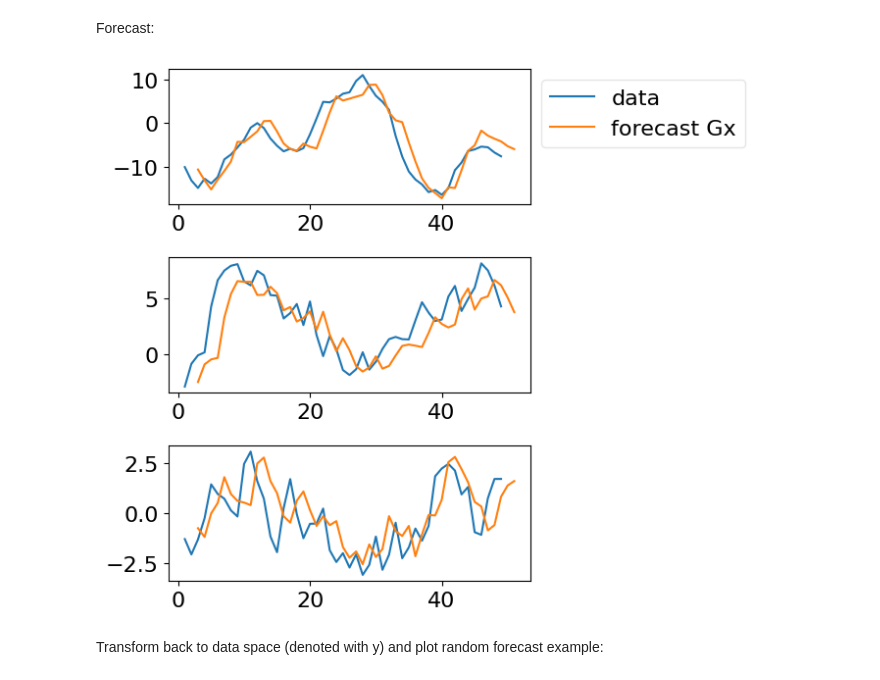
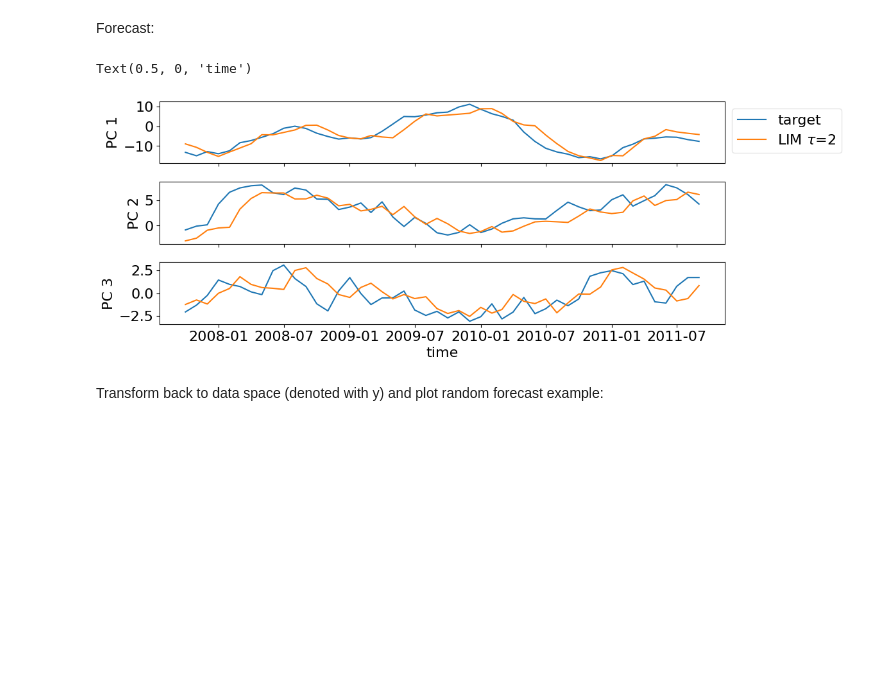
Before and after one commit to jakob-schloer/tutorials, a Jupyter notebook: LIM/stlim.ipynb, the cells around one changed output. Drawn from its saved outputs; the diff is of its cells as text; code cells hidden in the pictures; blank space fills up the shorter version.

```diff
--- a/LIM/stlim.ipynb
+++ b/LIM/stlim.ipynb
@@ -218,20 +218,24 @@ fig.colorbar(pos, ax=axs[2])
 Forecast:
 # %%
 lag=2
-time_range=np.arange(1, 50)
-x = data_test[:, time_range].data
+x_input = data_test.isel(time=np.arange(0, 50))
+times = x_input['time']
+x = x_input.data
 x_frcst = model.forecast_mean(x, lag=lag)
 
 # Plot time evolution
 idx_components = [0,1,2]
-fig, axs = plt.subplots(len(idx_components), figsize=(7, len(idx_components)*2))
+fig, axs = plt.subplots(len(idx_components), figsize=(12, len(idx_components)*1.5), sharex=True)
 for i, c in enumerate(idx_components):
-    axs[i].plot(time_range, x[c, :], label='data')
-    axs[i].plot(time_range+lag, x_frcst[c, :], label='forecast Gx')
+    axs[i].plot(times[lag:], x[c, lag:], label='target')
+    axs[i].plot(times[lag:], x_frcst[c, :-lag], label=rf'LIM $\tau$={lag}')
+    axs[i].set_ylabel(f'PC {i+1}')
 
 _ = axs[0].legend(bbox_to_anchor=(1,1), loc="upper left")
+axs[-1].set_xlabel('time')
 # %% [output]
+Text(0.5, 0, 'time')
-[figure, old version]
+[figure, new version]
 # %% [markdown]
 Transform back to data space (denoted with y) and plot random forecast example:
 # %%
```
Also changed, not shown: parts of 3 cells of this notebook, 2 other files.
